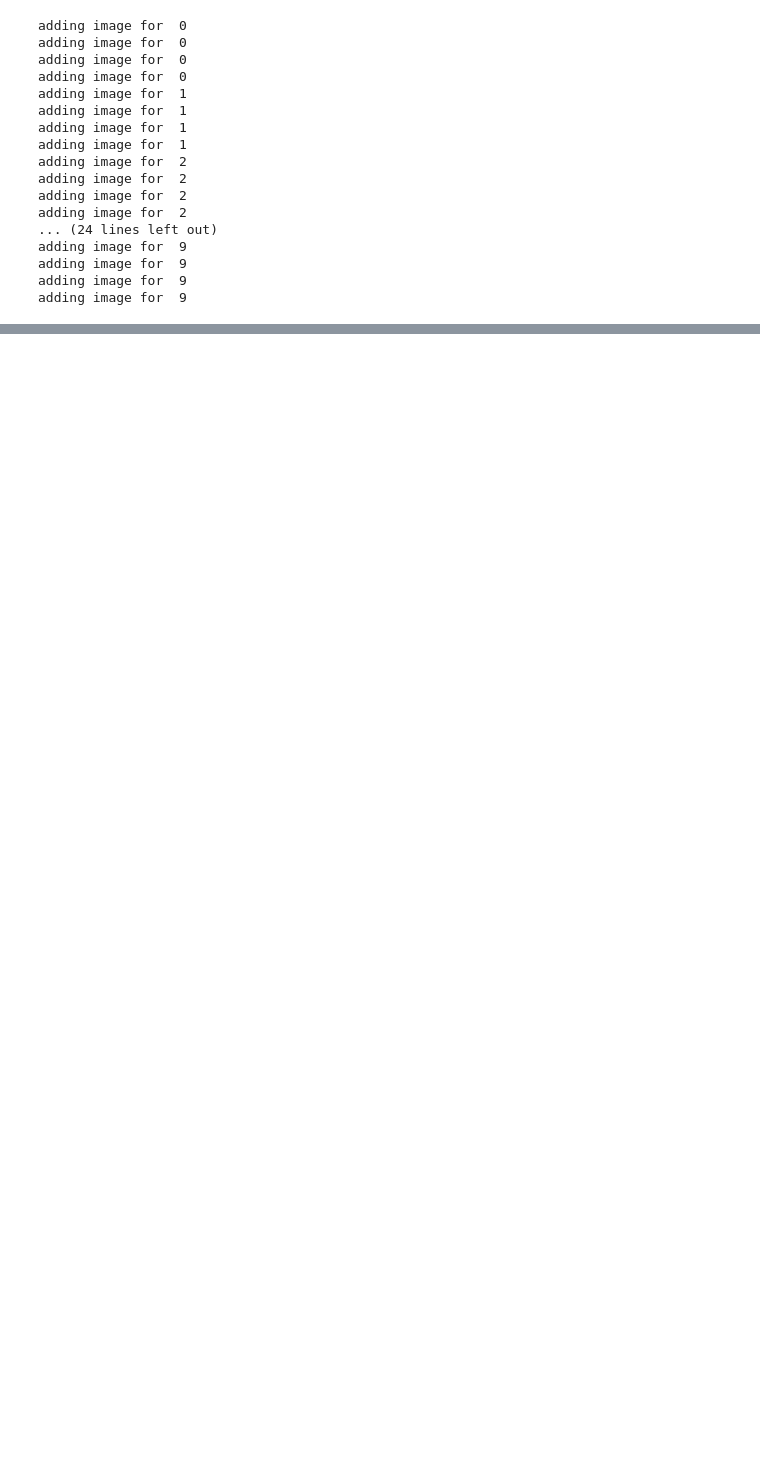
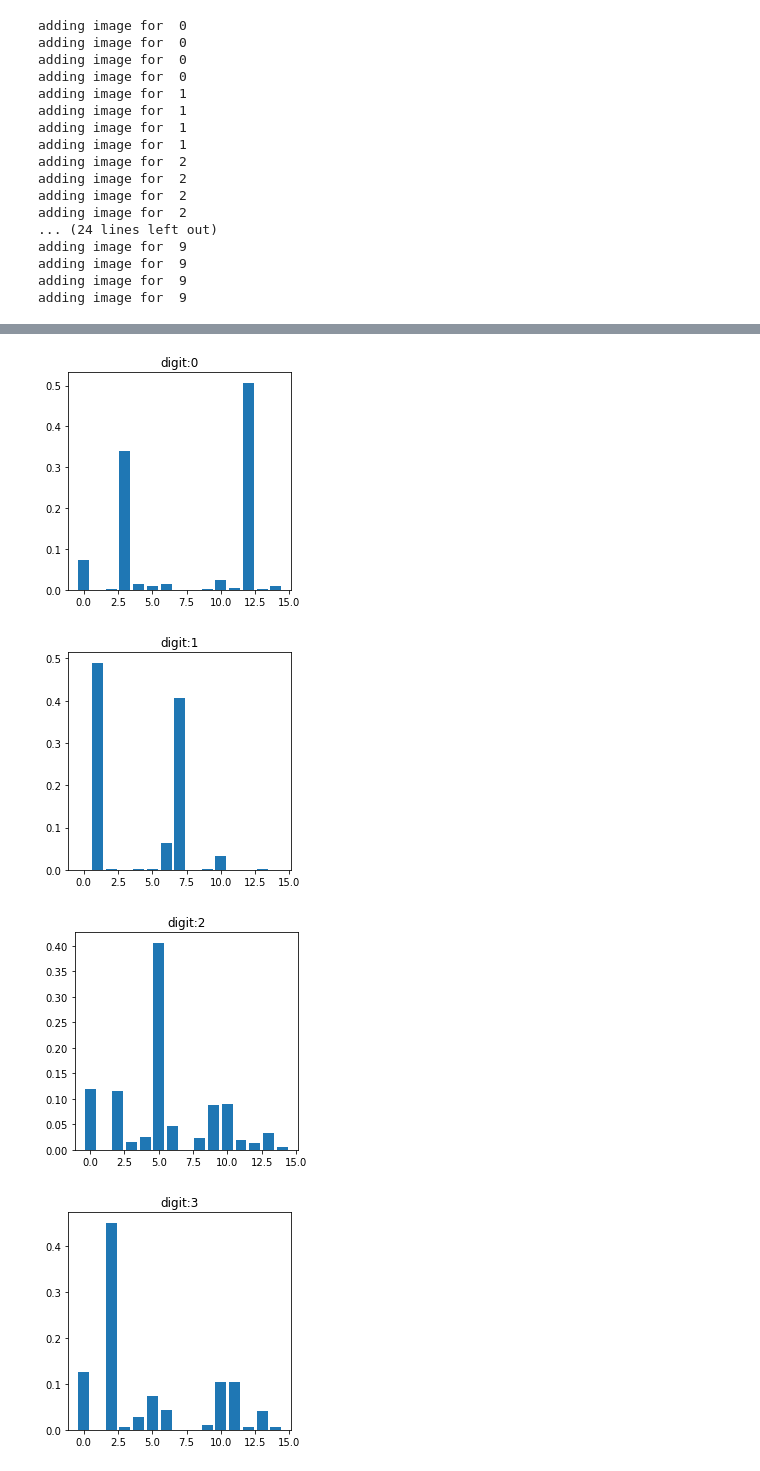
Before and after one commit to yorkiva/MCE-VAE, a Jupyter notebook: Tester.ipynb, the cells around one changed output, grey strips where cells are left out. Saved outputs shown, nothing was run; the diff lists cells and outputs as text; code cells hidden in the pictures; blank space fills up the shorter version.

```diff
--- a/Tester.ipynb
+++ b/Tester.ipynb
@@ -161,0 +237,13 @@ plt.savefig("images/" + modelname.replace("_checkpoint", "_sample.png"))
+# %%
+cats = np.arange(0,nC,1.0)
+for ii in range(10):
+    N = all_x_prob[ii].shape[0]
+    this_probs = (torch.sum(all_x_prob[ii], 0)/N).detach().numpy()
+    fig = plt.figure(figsize=(4, 4))
+    plt.bar(cats, this_probs)
+    plt.title("digit:{}".format(ii))
+# %% [output]
+[figure, added]
+[figure, added]
+[figure, added]
+[figure, added]
```
Also changed, not shown: parts of 15 cells of this notebook, 2 other files.
